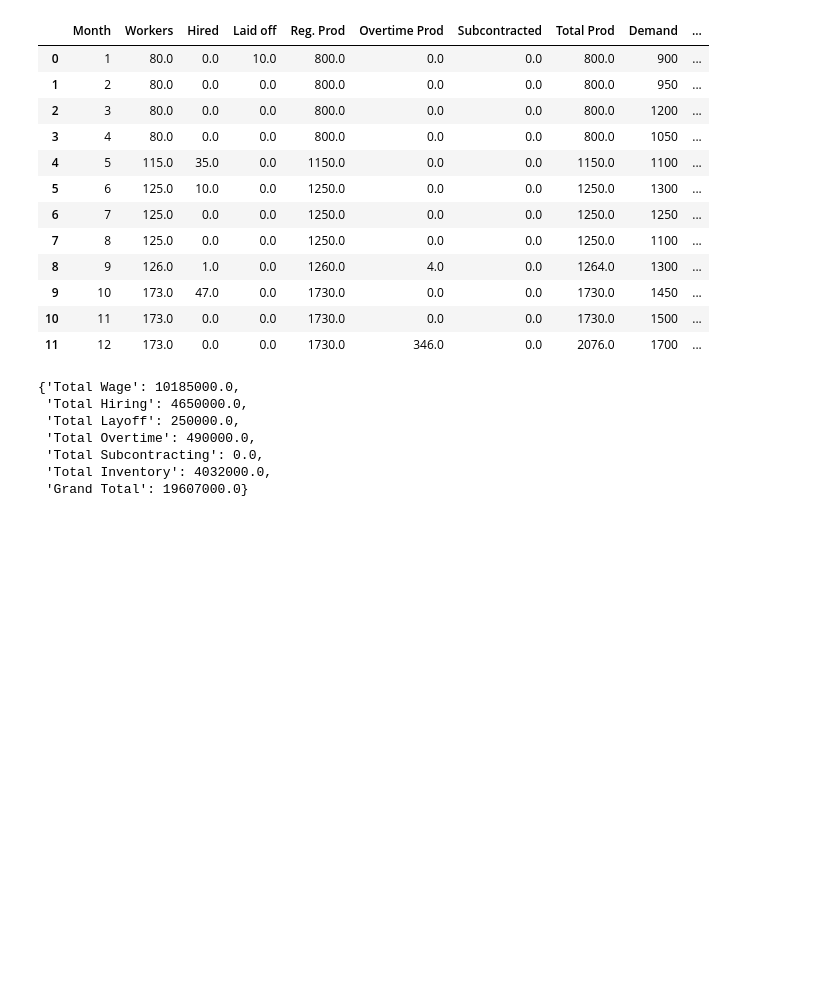
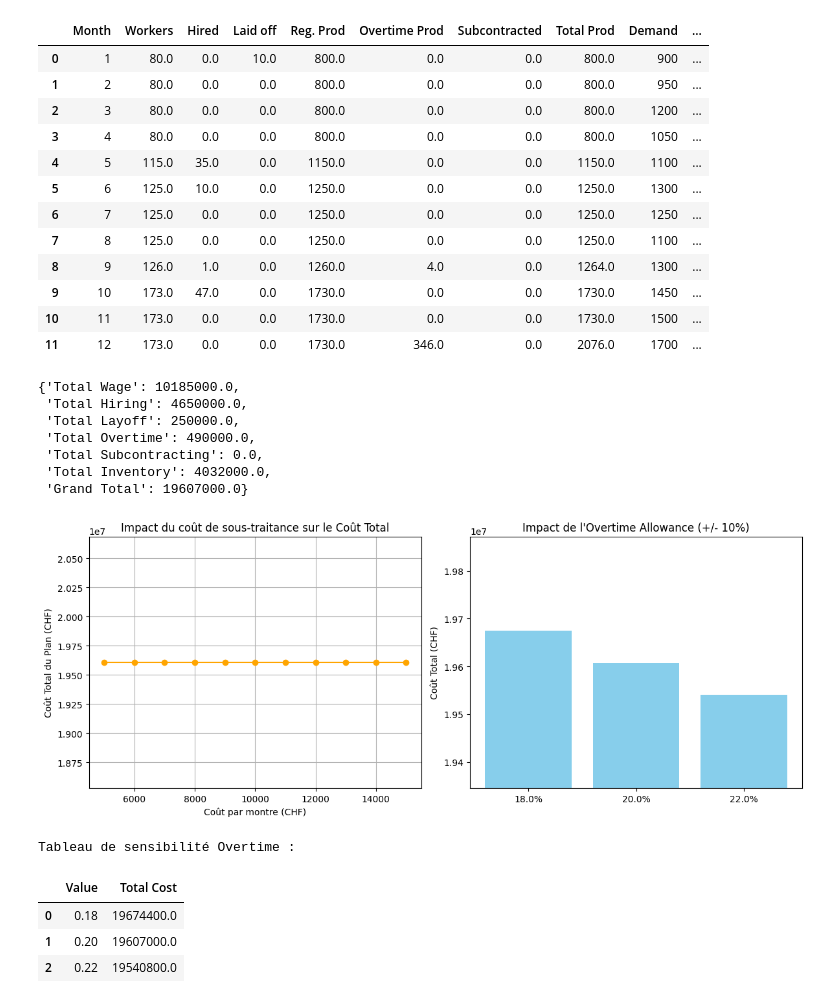
Before and after one commit to amathie5/PPS-Project-, a Jupyter notebook: pps_project_v5.ipynb, the cells around one changed output. Saved outputs shown, nothing was run; the diff lists cells and outputs as text; code cells hidden in the pictures; blank space fills up the shorter version.

```diff
--- a/pps_project_v5.ipynb
+++ b/pps_project_v5.ipynb
@@ -739,3 +727,78 @@ display(summary_model4)
  'Total Subcontracting': 0.0,
  'Total Inventory': 4032000.0,
  'Grand Total': 19607000.0}
+# %%
+#-------------------------------
+# 2.3. Sensitivity Analyis
+#--------------------------------
+
+import matplotlib.pyplot as plt
+
+# 1. Fonction pour automatiser les tests de sensibilité
+def run_sensitivity_analysis(param_name, values):
+    results = []
+
+    for val in values:
+        # On copie les paramètres de base
+        params = {
+            "demand": demand, "p": p, "inv_i": inv_i, "inv_t": inv_t,
+            "w_i": w_i, "wage_r": wage_r, "hiring": hiring, "layoff": layoff, "hold": hold,
+            "overtime_cost": overtime_cost, "max_overtime": max_overtime,
+            "overtime_months": overtime_months, "subcontracting_cost": subcontracting_cost,
+            "max_contracting": max_contracting, "subcontracting_months": subcontracting_months
+        }
+
+        # On modifie le paramètre testé
+        params[param_name] = val
+
+        # On résout le Modèle 4 (Full Flexibility)
+        _, summary, status = solve_lp_model_4(**params)
+
+        if status == "Optimal":
+            results.append({"Value": val, "Total Cost": summary["Grand Total"]})
+
+    return pd.DataFrame(results)
+
+# --- EXECUTION DE L'ANALYSE ---
+
+# A. Sensibilité au coût de sous-traitance (pour voir quand il devient rentable)
+# On teste des valeurs de 15000 (base) jusqu'à 5000 CHF
+sub_costs = np.arange(5000, 16000, 1000)
+df_sens_sub = run_sensitivity_analysis("subcontracting_cost", sub_costs)
+
+# B. Sensibilité à l'Overtime Allowance (+/- 10%)
+# 20% * 0.9 = 18% | 20% * 1.1 = 22%
+ot_allowances = [0.18, 0.20, 0.22]
+df_sens_ot = run_sensitivity_analysis("max_overtime", ot_allowances)
+
+# --- VISUALISATION INTERACTIVE ---
+
+plt.figure(figsize=(12, 5))
+
+# Graphique Coût Sous-traitance
+plt.subplot(1, 2, 1)
+plt.plot(df_sens_sub["Value"], df_sens_sub["Total Cost"], marker="o", color="orange")
+plt.title("Impact du coût de sous-traitance sur le Coût Total")
+plt.xlabel("Coût par montre (CHF)")
+plt.ylabel("Coût Total du Plan (CHF)")
+plt.grid(True)
+
+# Graphique Overtime Allowance
+plt.subplot(1, 2, 2)
+plt.bar([str(v*100)+"%" for v in df_sens_ot["Value"]], df_sens_ot["Total Cost"], color="skyblue")
+plt.title("Impact de l'Overtime Allowance (+/- 10%)")
+plt.ylabel("Coût Total (CHF)")
+plt.ylim(df_sens_ot["Total Cost"].min() * 0.99, df_sens_ot["Total Cost"].max() * 1.01)
+
+plt.tight_layout()
+plt.show()
+
+print("Tableau de sensibilité Overtime :")
+display(df_sens_ot)
+# %% [output]
+[figure, added]
+Tableau de sensibilité Overtime :
+|  | Value | Total Cost |
+| 0 | 0.18 | 19674400.0 |
+| 1 | 0.20 | 19607000.0 |
+| 2 | 0.22 | 19540800.0 |
```
Also changed, not shown: parts of 6 cells of this notebook.
